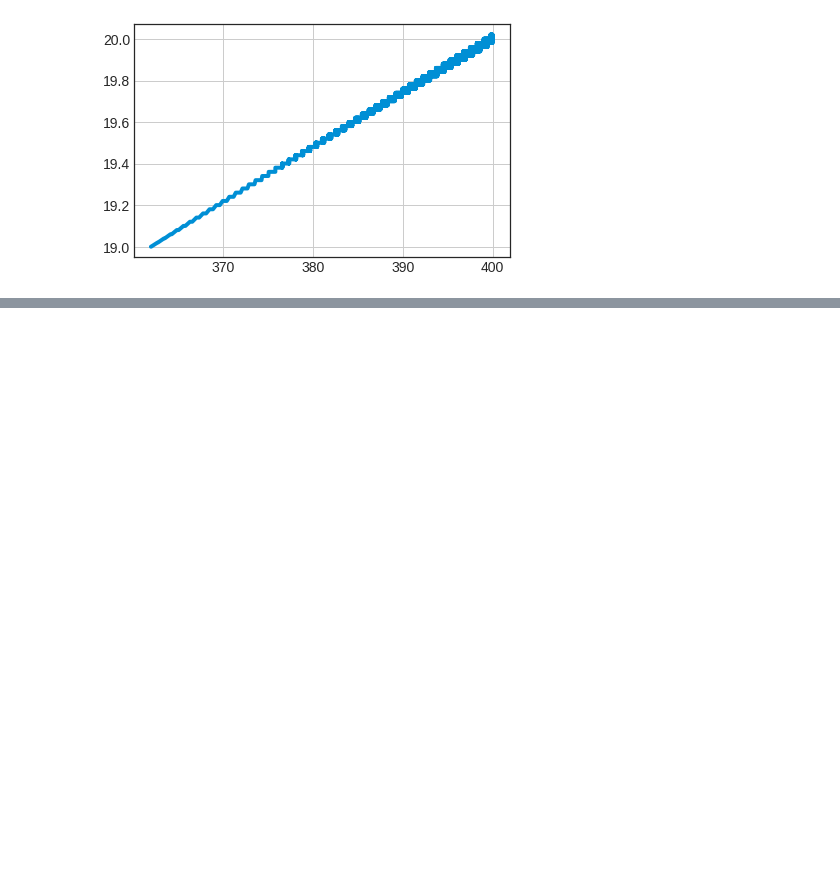
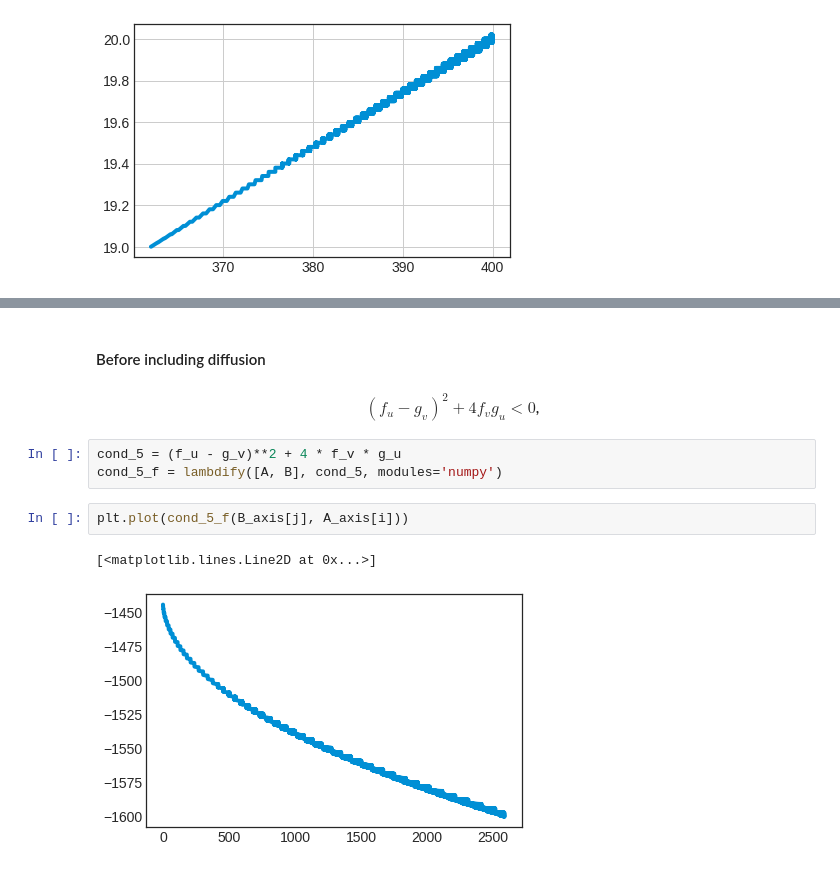
Before and after one commit to rpazuki/morpho_repo, a Jupyter notebook: amplitude_method/PDE_linear_stability.ipynb, the cells around one changed output, grey strips where cells are left out. Saved outputs shown, nothing was run; the diff lists cells and outputs as text; blank space fills up the shorter version.

```diff
--- a/amplitude_method/PDE_linear_stability.ipynb
+++ b/amplitude_method/PDE_linear_stability.ipynb
@@ -729,0 +752,11 @@ plt.show()
+# %% [markdown]
+#### Before including diffusion
+<h4><center>$(f_u - g_v)^2 + 4 f_v g_u <  0$,</center></h4>
+# %%
+cond_5 = (f_u - g_v)**2 + 4 * f_v * g_u
+cond_5_f = lambdify([A, B], cond_5, modules='numpy')
+# %%
+plt.plot(cond_5_f(B_axis[j], A_axis[i]))
+# %% [output]
+[<matplotlib.lines.Line2D at 0x...>]
+[figure, added]
```
Also changed, not shown: parts of 21 cells of this notebook, 7 other files.
